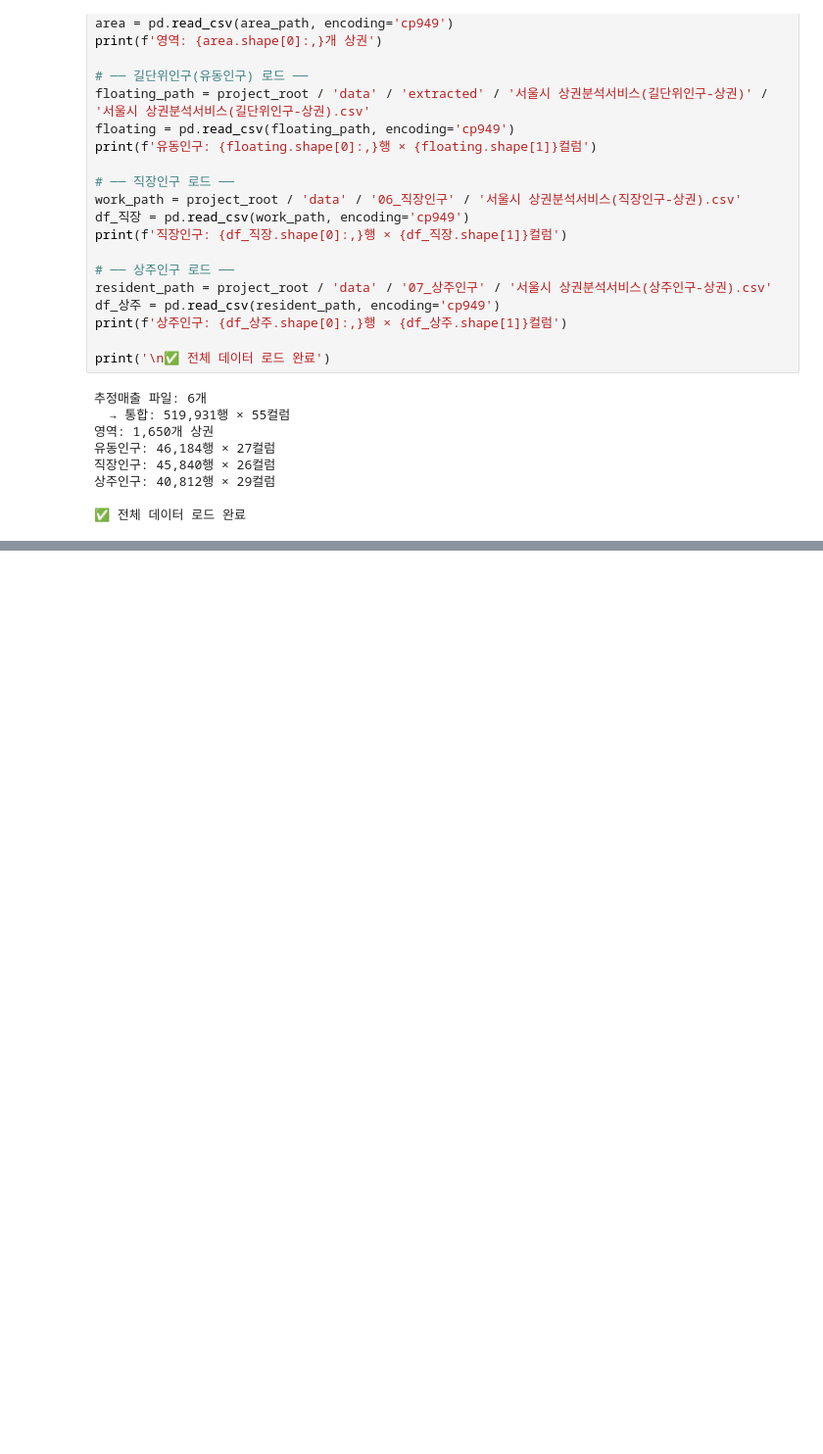
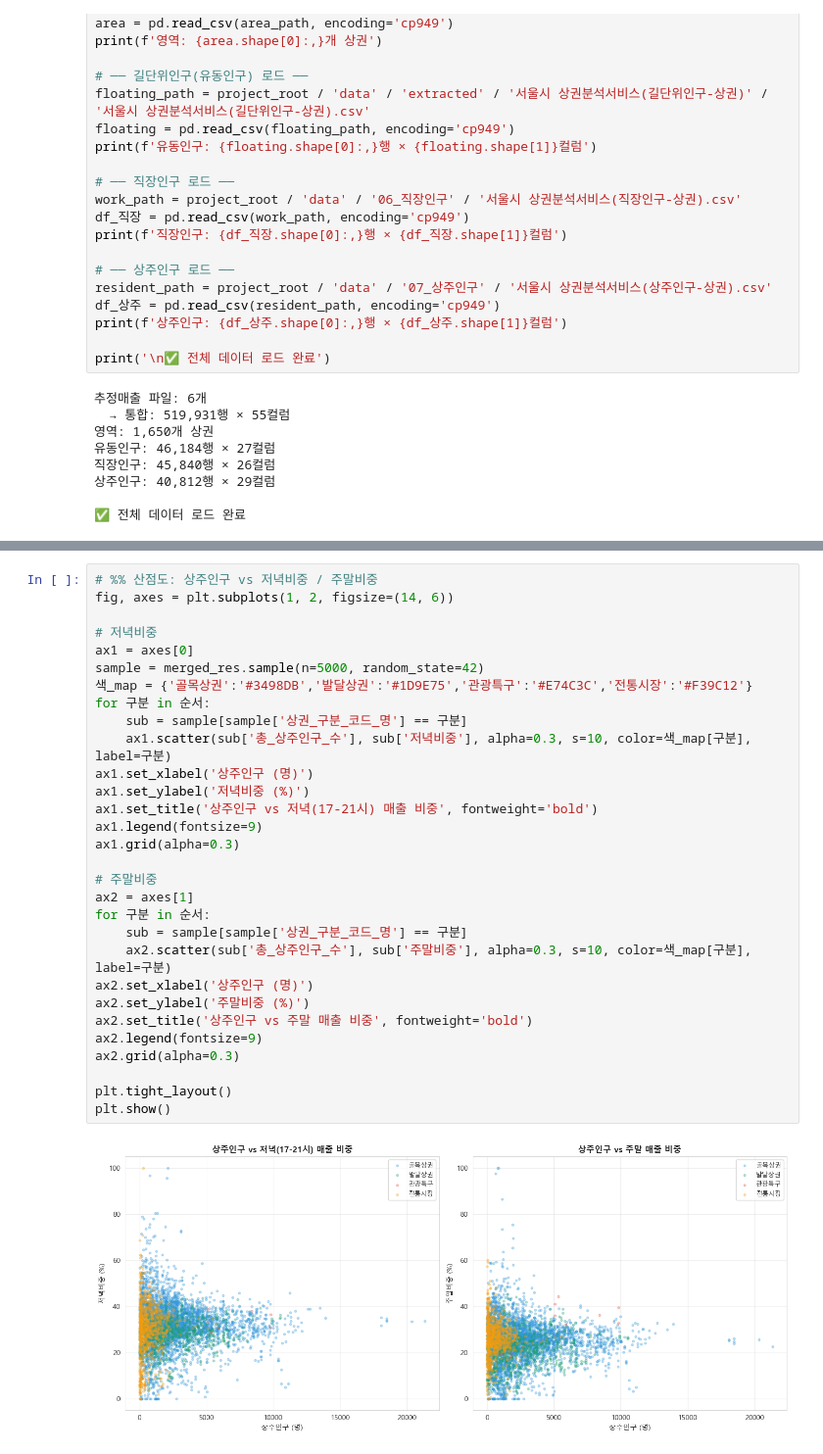
Before and after one commit to sonjiwoo-creator/seouldf, a Jupyter notebook: notebooks/jiwoo_상주저녁_eda.ipynb, the cells around one changed output, grey strips where cells are left out. Shown at 98% size. Cells and saved outputs as stored; diff of their text form; blank space fills up the shorter version.

```diff
--- a/notebooks/jiwoo_상주저녁_eda.ipynb
+++ b/notebooks/jiwoo_상주저녁_eda.ipynb
@@ -68,0 +336,32 @@ print('\n✅ 전체 데이터 로드 완료')
+# %%
+# %% 산점도: 상주인구 vs 저녁비중 / 주말비중
+fig, axes = plt.subplots(1, 2, figsize=(14, 6))
+
+# 저녁비중
+ax1 = axes[0]
+sample = merged_res.sample(n=5000, random_state=42)
+색_map = {'골목상권':'#3498DB','발달상권':'#1D9E75','관광특구':'#E74C3C','전통시장':'#F39C12'}
+for 구분 in 순서:
+    sub = sample[sample['상권_구분_코드_명'] == 구분]
+    ax1.scatter(sub['총_상주인구_수'], sub['저녁비중'], alpha=0.3, s=10, color=색_map[구분], label=구분)
+ax1.set_xlabel('상주인구 (명)')
+ax1.set_ylabel('저녁비중 (%)')
+ax1.set_title('상주인구 vs 저녁(17-21시) 매출 비중', fontweight='bold')
+ax1.legend(fontsize=9)
+ax1.grid(alpha=0.3)
+
+# 주말비중
+ax2 = axes[1]
+for 구분 in 순서:
+    sub = sample[sample['상권_구분_코드_명'] == 구분]
+    ax2.scatter(sub['총_상주인구_수'], sub['주말비중'], alpha=0.3, s=10, color=색_map[구분], label=구분)
+ax2.set_xlabel('상주인구 (명)')
+ax2.set_ylabel('주말비중 (%)')
+ax2.set_title('상주인구 vs 주말 매출 비중', fontweight='bold')
+ax2.legend(fontsize=9)
+ax2.grid(alpha=0.3)
+
+plt.tight_layout()
+plt.show()
+# %% [output]
+[figure, added]
```
Also changed, not shown: parts of 15 cells of this notebook.
